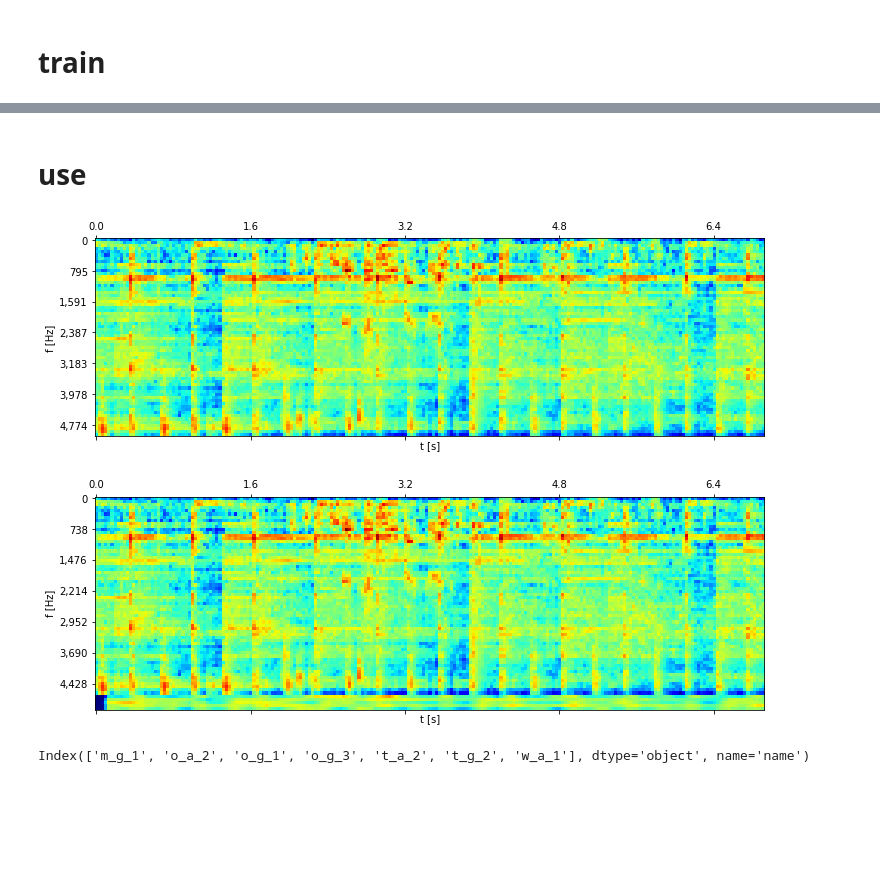
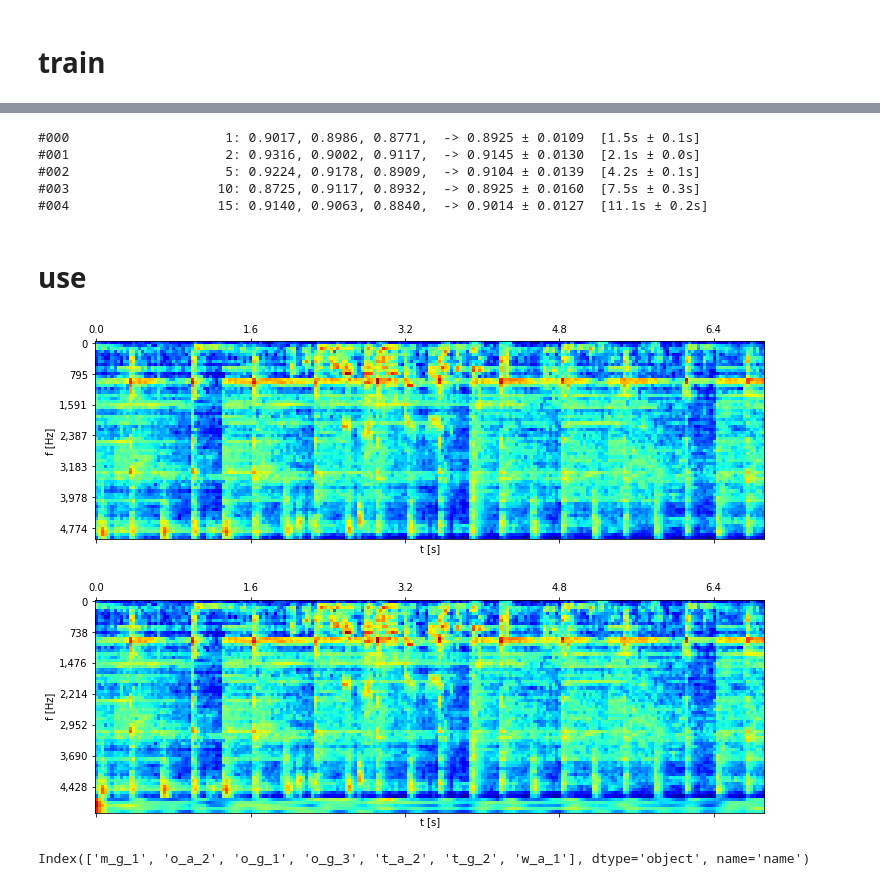
Before and after one commit to nuru-nu/moyo, a Jupyter notebook: notebooks/tf.ipynb, the cells around one changed output, grey strips where cells are left out. Cells and saved outputs as stored; diff of their text form; code cells hidden in the pictures; blank space fills up the shorter version.

Commit message:
refactored streaming.py into signals.py; updated notebooks; implemented detectors as signals

```diff
--- a/notebooks/tf.ipynb
+++ b/notebooks/tf.ipynb
@@ -213,3 +265,0 @@ def train_eval(conf):
-# %%
-model, _ = train_eval(t_vs_o, epochs=1)
-model.get_layer(index=0).input_shape
@@ -333,13 +359,26 @@ plot_df(ab_test.df, 'wp_10_10', 2)
+# %%
+# 2 epochs best ?
+conf = conf_base.spawn(experiment='shorter', verbose=0, classes='tm_o', preprocessor='wp_20_20')
+results = experiments([
+    conf.spawn(epochs=epochs)
+    for epochs in (1, 2, 5, 10, 15)
+], ('epochs',))
+# %% [output]
+#000                    1: 0.9017, 0.8986, 0.8771,  -> 0.8925 ± 0.0109  [1.5s ± 0.1s]
+#001                    2: 0.9316, 0.9002, 0.9117,  -> 0.9145 ± 0.0130  [2.1s ± 0.0s]
+#002                    5: 0.9224, 0.9178, 0.8909,  -> 0.9104 ± 0.0139  [4.2s ± 0.1s]
+#003                   10: 0.8725, 0.9117, 0.8932,  -> 0.8925 ± 0.0160  [7.5s ± 0.3s]
+#004                   15: 0.9140, 0.9063, 0.8840,  -> 0.9014 ± 0.0127  [11.1s ± 0.2s]
 # %% [markdown]
 # use
 # %%
 logmel = ab_train.df.logmel.iloc[0]
-wp = streaming.WithPrevious(n=5, d=5)
+wp = S.WithPrevious(n=5, d=5)
 util.plot_logmel(logmel, vmin=logmel.min(), vmax=logmel.max())
 util.plot_logmel(np.concatenate([[wp(_)] for _ in logmel]), vmin=logmel.min(), vmax=logmel.max())
 # %% [output]
-[figure, old version]
+[figure, new version]
-[figure, old version]
+[figure, new version]
 # %%
 # model = tf.keras.models.load_model(os.path.join(model_dir, 'to_none_linear.h5'))
 # preprocessor = lambda x: x
```
Also changed, not shown: parts of 34 cells of this notebook, 8 other files.
